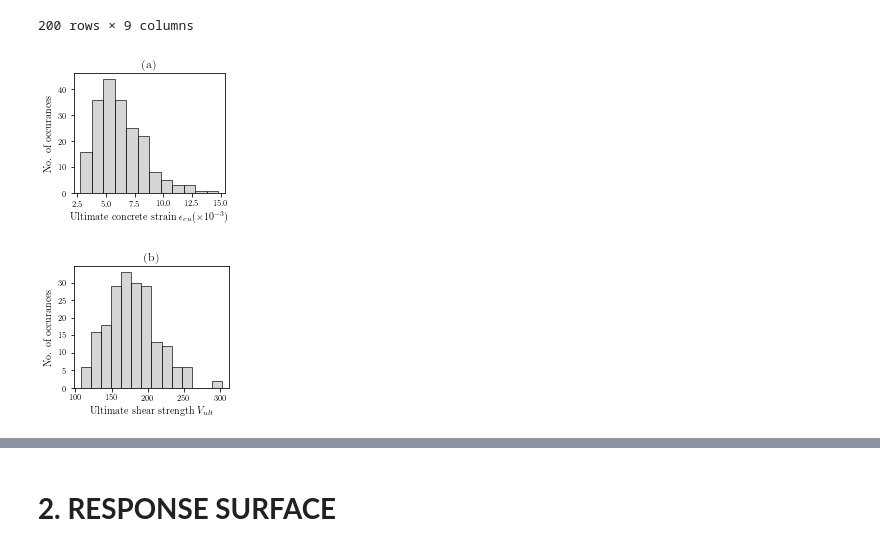
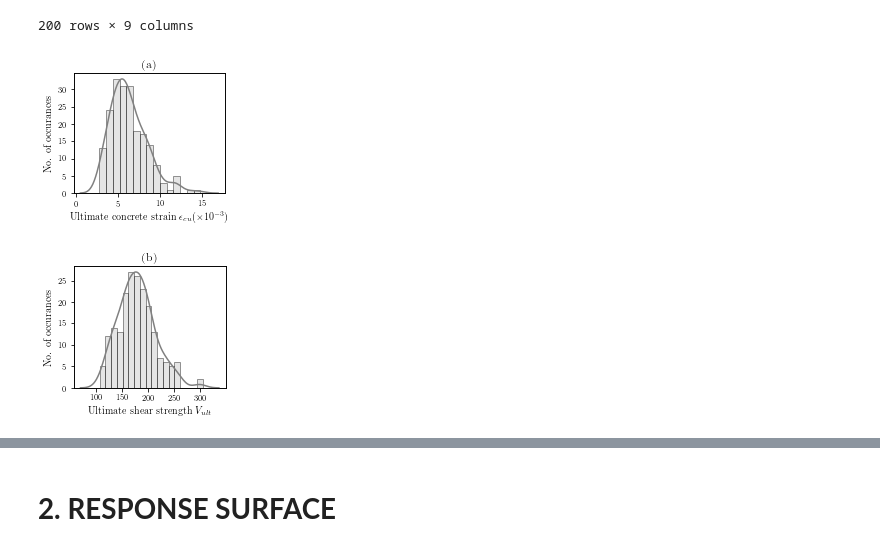
Before and after one commit to mtareqsoliman/msthesis, a Jupyter notebook: Benchmark_RS_DBLANN_12092022.ipynb, the cells around one changed output, grey strips where cells are left out. Drawn from its saved outputs; the diff is of its cells as text; code cells hidden in the pictures.

```diff
--- a/Benchmark_RS_DBLANN_12092022.ipynb
+++ b/Benchmark_RS_DBLANN_12092022.ipynb
@@ -368,17 +399,27 @@ NLTHA100_pivot
 # %%
 fig, ax = plt.subplots(figsize=(width*0.5/72.27,width*0.45/72.27))
 ax.set_title('(a)')
-ax.hist(-np.asarray(ecu_100)*1000,color='silver', edgecolor='k', alpha=0.65, bins=np.arange(min(-np.asarray(ecu_100)*1000), max(-np.asarray(ecu_100)*1000) + 1, 1))
+ax.hist(-np.asarray(ecu_100)*1000,color='silver', edgecolor='k', alpha=0.4, bins=np.arange(min(-np.asarray(ecu_100)*1000), max(-np.asarray(ecu_100)*1000) + 0.8, 0.8))
 ax.set_xlabel(r'Ultimate concrete strain $\epsilon _{cu}  (\times 10^{-3})$')
 ax.set_ylabel('No. of occurances')
+ax2 = ax.twinx()
+sns.kdeplot(-np.asarray(ecu_100)*1000, ax=ax2,weights=100,color='gray')
+ax2.set_yticks([])
+ax2.set_ylabel('')
+
 plt.savefig('histogram_criteria_e.pgf', backend='pgf', dpi=600, bbox_inches="tight", transparent=True)
 
 fig, ax = plt.subplots(figsize=(width*0.5/72.27,width*0.45/72.27))
 ax.set_title('(b)')
-ax.hist(np.asarray(Vult_100),color='silver', edgecolor='k', alpha=0.65, bins=np.arange(min(np.asarray(Vult_100)), max(np.asarray(Vult_100)) + 14, 14))
+ax.hist(np.asarray(Vult_100),color='silver', edgecolor='k', alpha=0.4, bins=np.arange(min(np.asarray(Vult_100)), max(np.asarray(Vult_100)) + 11, 11))
 ax.set_xlabel(r'Ultimate shear strength $V_{ult}$')
 ax.set_ylabel('No. of occurances')
+ax2 = ax.twinx()
+sns.kdeplot(np.asarray(Vult_100), ax=ax2,weights=100,color='gray')
+ax2.set_yticks([])
+ax2.set_ylabel('')
+
 plt.savefig('histogram_criteria_V.pgf', backend='pgf', dpi=600, bbox_inches="tight", transparent=True)
 # %% [output]
-[figure, old version]
+[figure, new version]
-[figure, old version]
+[figure, new version]
```
Also changed, not shown: parts of 7 cells of this notebook.
